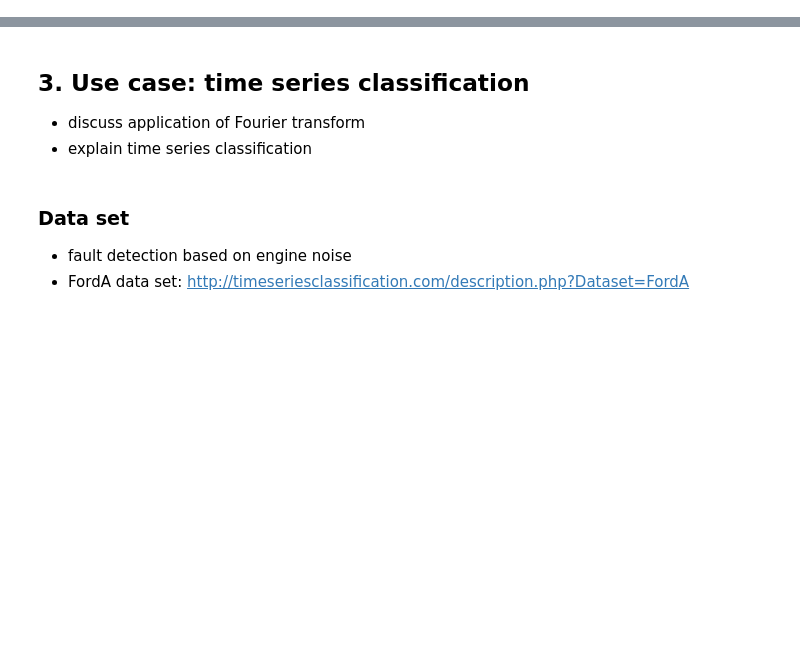
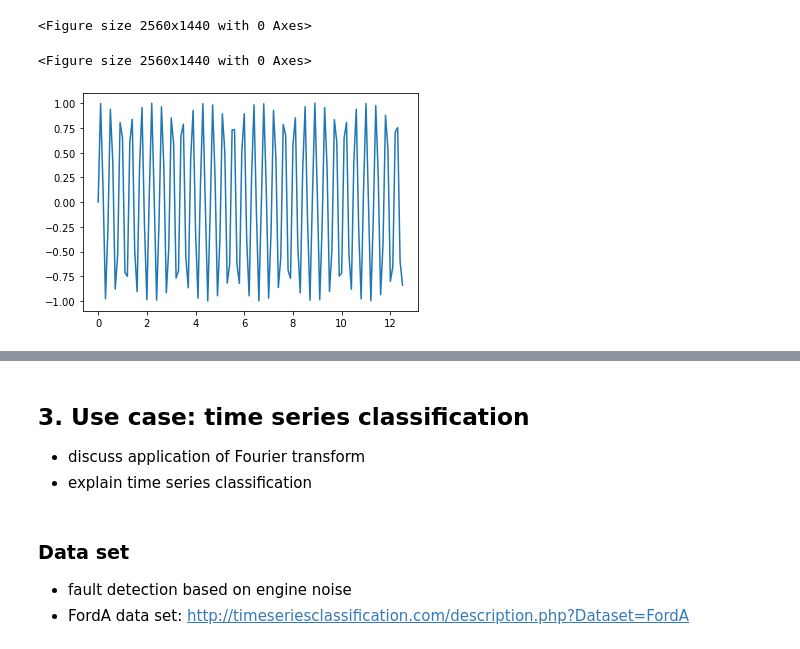
Before and after one commit to TawyeebOS/Time-Series-Analysis-and-Fourier-Transform-Nuffield-Project, a Jupyter notebook: Report-Draft.ipynb, the cells around one changed output, grey strips where cells are left out. Saved outputs shown, nothing was run; the diff lists cells and outputs as text; code cells hidden in the pictures; blank space fills up the shorter version.

```diff
--- a/Report-Draft.ipynb
+++ b/Report-Draft.ipynb
@@ -14,0 +84,14 @@
+# %%
+figure(num=None, figsize=(32, 18), dpi=80, facecolor='w', edgecolor='k')
+# %% [output]
+<Figure size 2560x1440 with 0 Axes>
+<Figure size 2560x1440 with 0 Axes>
+# %%
+x = np.arange(0, 4*np.pi, 0.1)
+y1 = np.sin(15*x)
+y2 = np.sin(7*x)
+# %%
+plt.plot(x,y1)
+plt.show()
+# %% [output]
+[figure, added]
```
Also changed, not shown: parts of 20 cells of this notebook, 1 other file.
